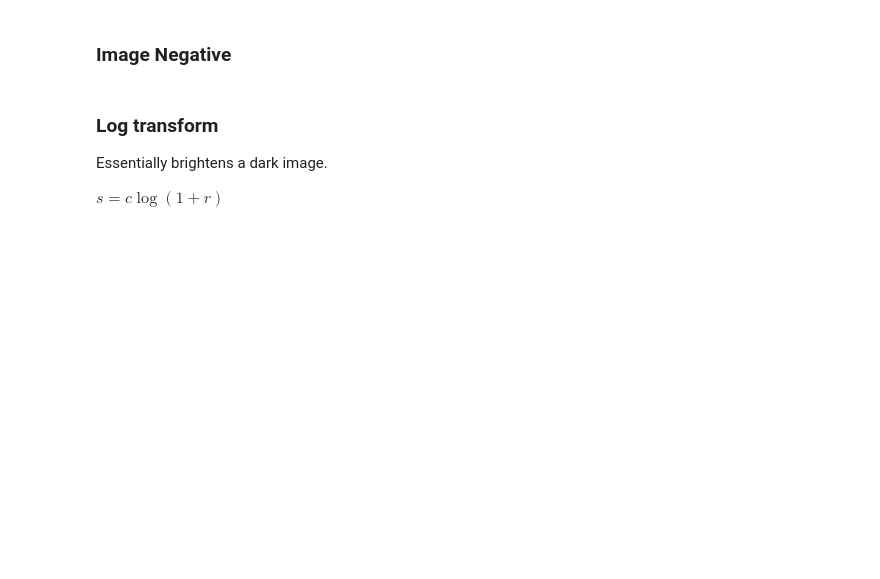
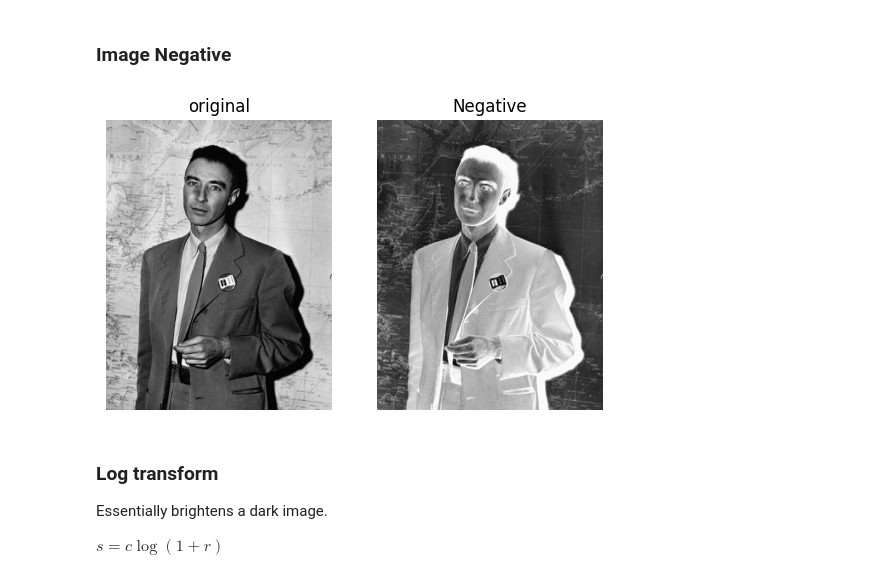
Before and after one commit to absurdusername/LabsSem5, a Jupyter notebook: CV/Lab02.ipynb, the cells around one changed output. Cells and saved outputs as stored; diff of their text form; code cells hidden in the pictures; blank space fills up the shorter version.

```diff
--- a/CV/Lab02.ipynb
+++ b/CV/Lab02.ipynb
@@ -4,3 +5,3 @@ import numpy as np
 # %%
-path = 'data/orion.png'
+path = "data/oppenheimer.jpg"
 img = cv2.imread(path, 0)
@@ -15,7 +9,9 @@ def display(title, *args):
 ### Image Negative
 # %%
 negative = 255 - img
-display("Negative", negative)
+plot_images(img, "original", negative, "Negative")
+# %% [output]
+[figure, added]
 # %% [markdown]
 ### Log transform
 Essentially brightens a dark image.
```
Also changed, not shown: parts of 6 cells of this notebook, 1 other file.
